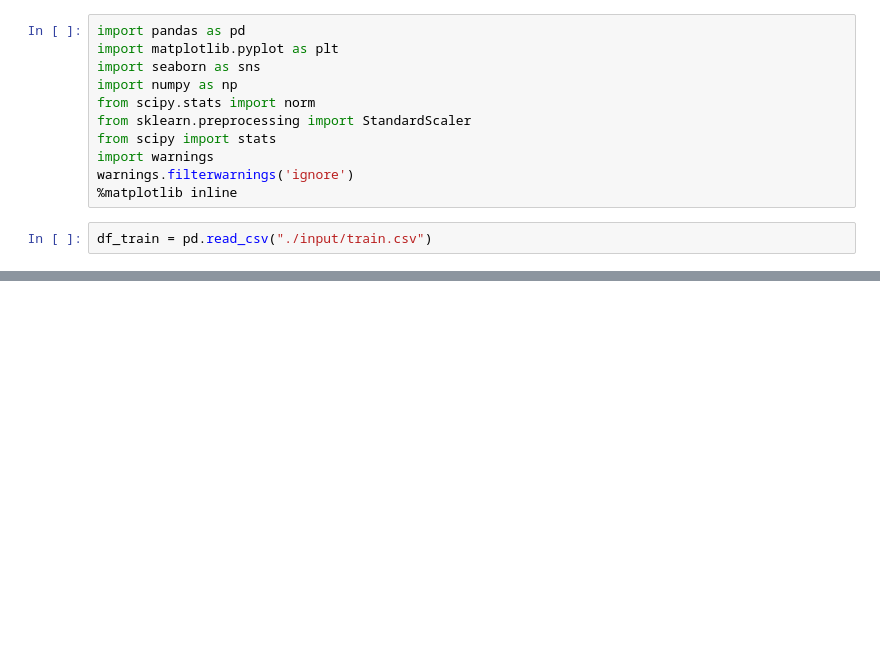
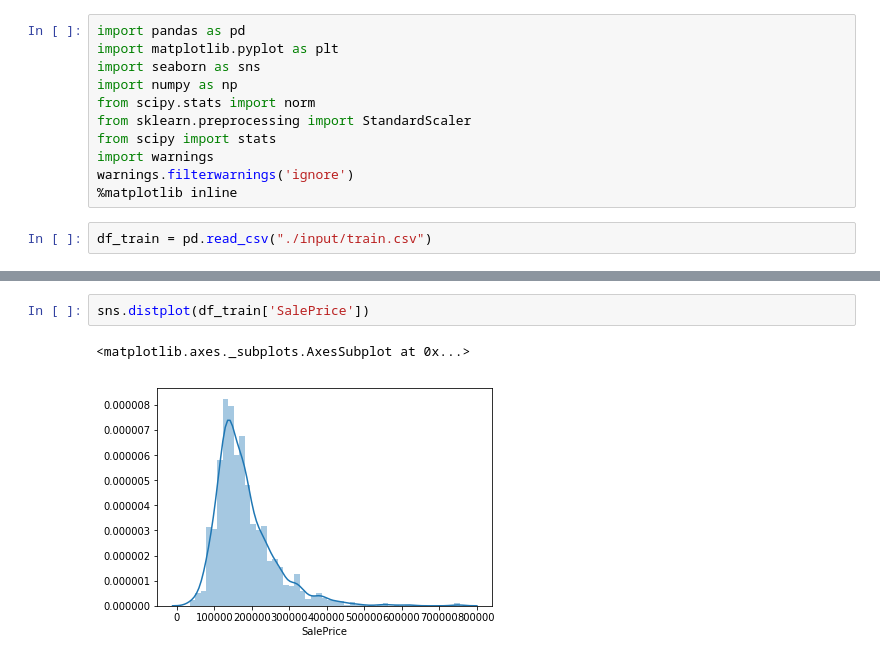
Before and after one commit to awonderfullife/House-Prices-Predicting, a Jupyter notebook: feature_ana.ipynb, the cells around one changed output, grey strips where cells are left out. Cells and saved outputs as stored; diff of their text form; blank space fills up the shorter version.

```diff
--- a/feature_ana.ipynb
+++ b/feature_ana.ipynb
@@ -36,0 +47,5 @@ Index([u'Id', u'MSSubClass', u'MSZoning', u'LotFrontage', u'LotArea',
+# %%
+sns.distplot(df_train['SalePrice'])
+# %% [output]
+<matplotlib.axes._subplots.AxesSubplot at 0x...>
+[figure, added]
```
Also changed, not shown: parts of 22 cells of this notebook.
